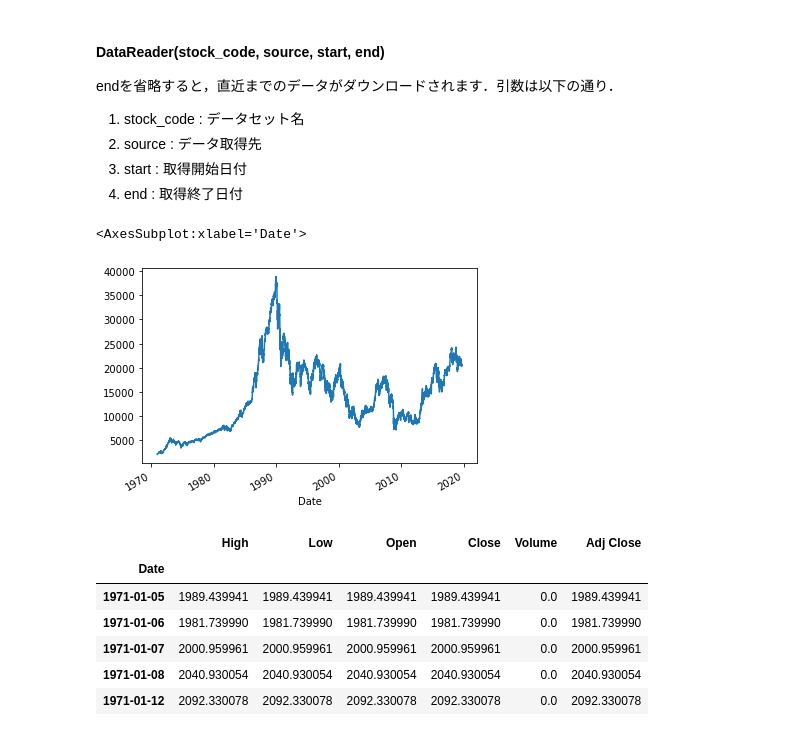
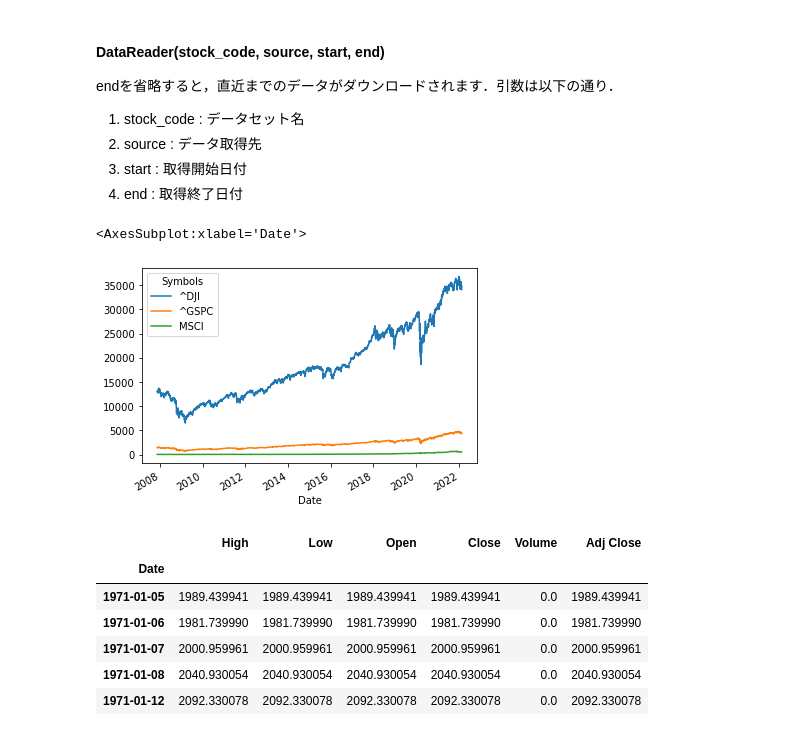
Before and after one commit to NishimuraTsubasa/Study-FT, a Jupyter notebook: 2021年度/その他/データ取得.ipynb, the cells around one changed output. Cells and saved outputs as stored; diff of their text form; code cells hidden in the pictures.

```diff
--- a/2021年度/その他/データ取得.ipynb
+++ b/2021年度/その他/データ取得.ipynb
@@ -16,13 +16,15 @@ endを省略すると，直近までのデータがダウンロードされま
 4. end : 取得終了日付
 # %%
 start = datetime.datetime(1971,1,4)
-end = datetime.datetime(2019,8,30)
+end = datetime.datetime(2022,2,21)
 
-tsd = web.DataReader("^N225","yahoo",start, end).dropna() # jpy
+data = ["^DJI", "^GSPC", "MSCI"]
+
+tsd = web.DataReader(data,"yahoo",start, end).dropna() # jpy
 tsd.loc[:,'Adj Close'].plot()
 # %% [output]
 <AxesSubplot:xlabel='Date'>
-[figure, old version]
+[figure, new version]
 # %%
 tsd.head()
 # %% [output]
```
Also changed, not shown: parts of 3 cells of this notebook, 3 other files.
